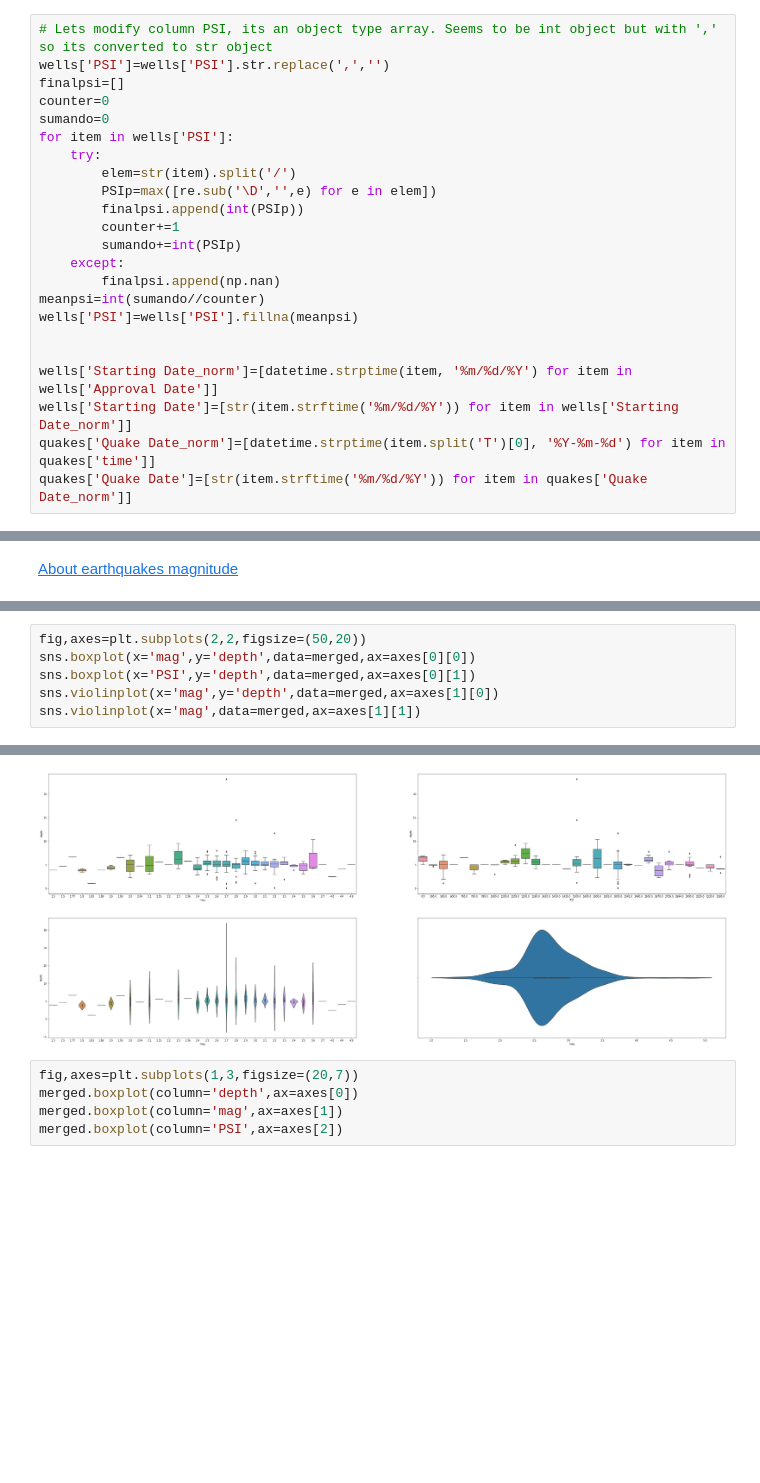
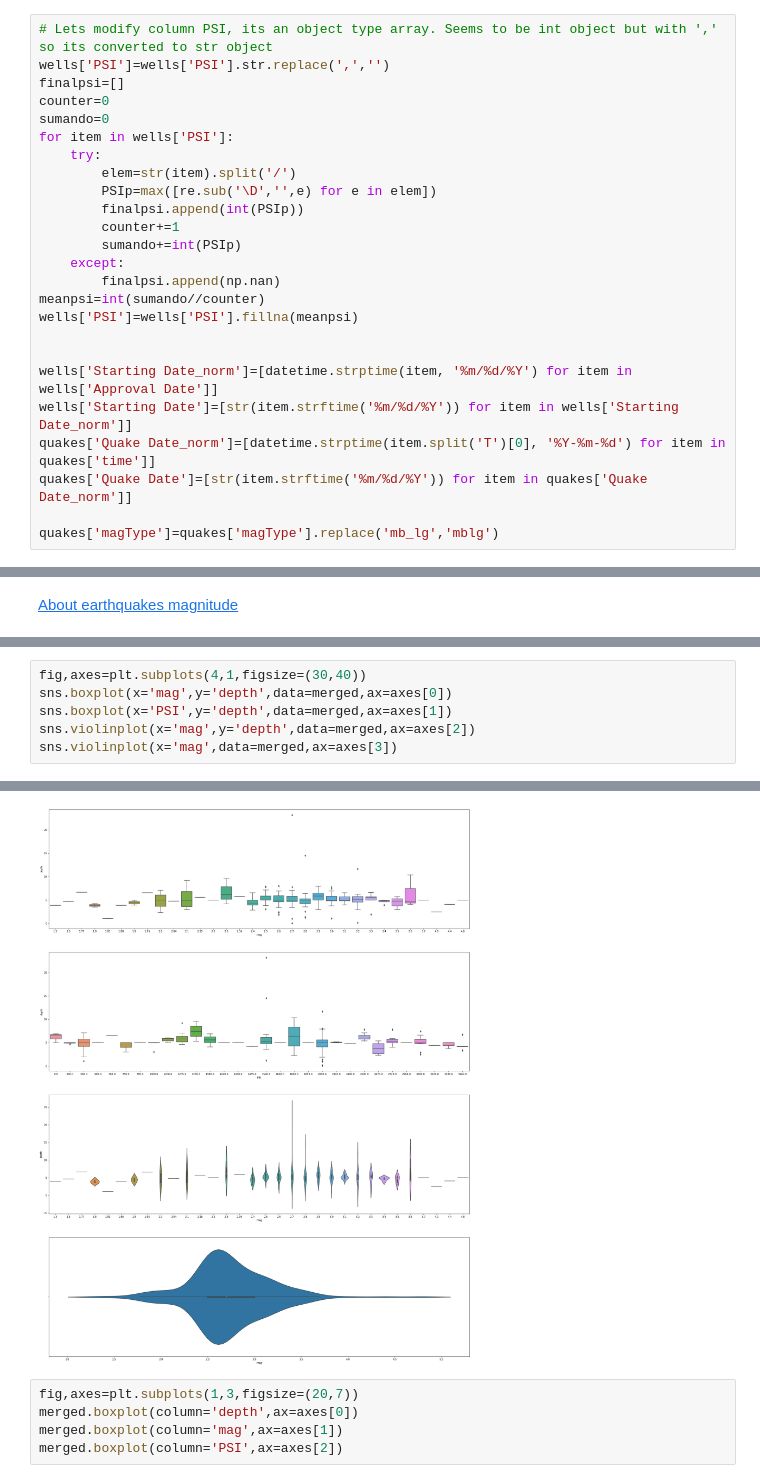
Before and after one commit to ironhack-datalabs/mad-oct-2018, a Jupyter notebook: module-2/visualizing-real-world-data/your-code/Oklahoma Quakes - Real world data Project.ipynb, the cells around one changed output, grey strips where cells are left out. Cells and saved outputs as stored; diff of their text form; blank space fills up the shorter version.

Commit message:
real-world-data MOD #4 FINISHED-FINISHED-FINISHED

```diff
--- a/module-2/visualizing-real-world-data/your-code/Oklahoma Quakes - Real world data Project.ipynb
+++ b/module-2/visualizing-real-world-data/your-code/Oklahoma Quakes - Real world data Project.ipynb
@@ -188,6 +188,8 @@ wells['Starting Date_norm']=[datetime.strptime(item, '%m/%d/%Y') for item in wel
 wells['Starting Date']=[str(item.strftime('%m/%d/%Y')) for item in wells['Starting Date_norm']]
 quakes['Quake Date_norm']=[datetime.strptime(item.split('T')[0], '%Y-%m-%d') for item in quakes['time']]
 quakes['Quake Date']=[str(item.strftime('%m/%d/%Y')) for item in quakes['Quake Date_norm']]
+
+quakes['magType']=quakes['magType'].replace('mb_lg','mblg')
 # %% [markdown]
 # Step 2. Sortig files by Date Attribute. Then reorder dates
 # %%
@@ -335,12 +355,12 @@ sns.countplot(merged['magType'],ax=ax)
 # %%
-fig,axes=plt.subplots(2,2,figsize=(50,20))
-sns.boxplot(x='mag',y='depth',data=merged,ax=axes[0][0])
-sns.boxplot(x='PSI',y='depth',data=merged,ax=axes[0][1])
-sns.violinplot(x='mag',y='depth',data=merged,ax=axes[1][0])
-sns.violinplot(x='mag',data=merged,ax=axes[1][1])
+fig,axes=plt.subplots(4,1,figsize=(30,40))
+sns.boxplot(x='mag',y='depth',data=merged,ax=axes[0])
+sns.boxplot(x='PSI',y='depth',data=merged,ax=axes[1])
+sns.violinplot(x='mag',y='depth',data=merged,ax=axes[2])
+sns.violinplot(x='mag',data=merged,ax=axes[3])
 # %% [output]
 <matplotlib.axes._subplots.AxesSubplot at 0x...>
-[figure, old version]
+[figure, new version]
 # %%
 fig,axes=plt.subplots(1,3,figsize=(20,7))
 merged.boxplot(column='depth',ax=axes[0])
```
Also changed, not shown: parts of 8 cells of this notebook.
